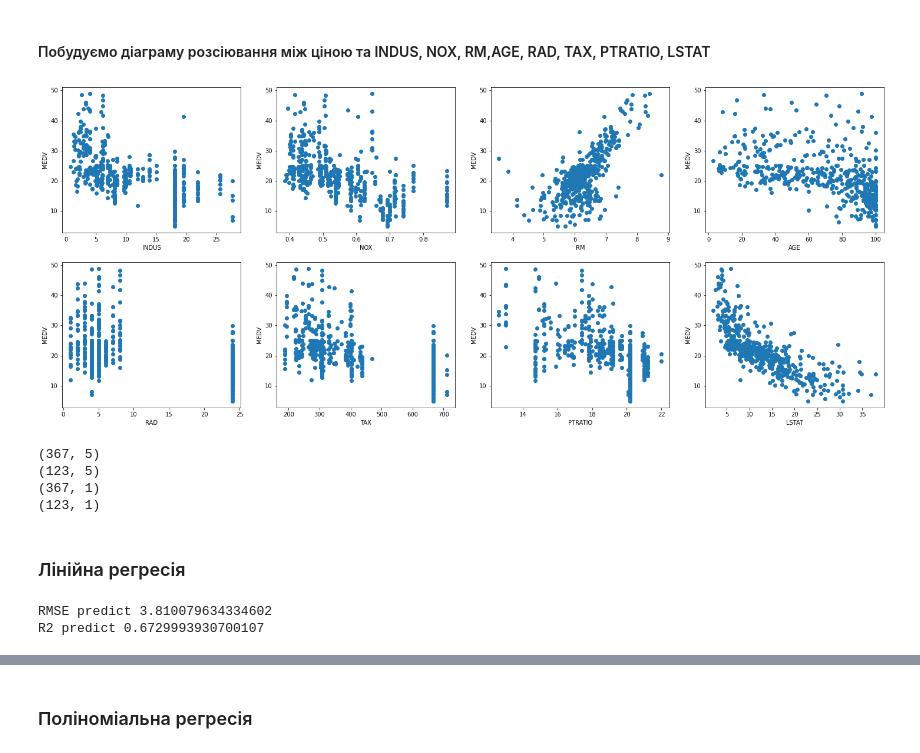
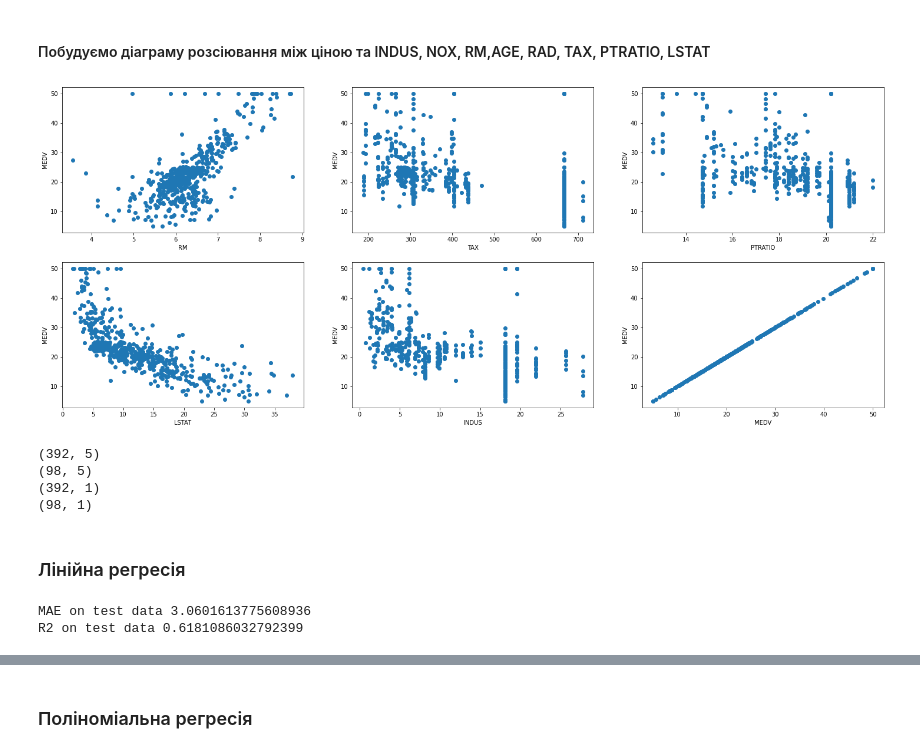
Before and after one commit to AntonShchur/KPI_LABS, a Jupyter notebook: Data Analysis/CourseLab/BOSTON.ipynb, the cells around one changed output, grey strips where cells are left out. Drawn from its saved outputs; the diff is of its cells as text; code cells hidden in the pictures.

```diff
--- a/Data Analysis/CourseLab/BOSTON.ipynb
+++ b/Data Analysis/CourseLab/BOSTON.ipynb
@@ -164,19 +163,19 @@ plt.show()
 # %% [markdown]
 #### Побудуємо діаграму розсіювання між ціною та INDUS, NOX, RM,AGE, RAD, TAX, PTRATIO, LSTAT
 # %%
-most_corr_features = ['INDUS','NOX','RM','AGE','RAD','TAX','PTRATIO','LSTAT']
+most_corr_features = df[['RM','TAX','PTRATIO','LSTAT', 'INDUS', 'MEDV']]
 medv = df['MEDV']
-fig, axes = plt.subplots(2,4, figsize=(25,10))
+fig, ax = plt.subplots(ncols=3,nrows=2, figsize=(25,10))
 k = 0
-for i in range(2):
-    for j in range(4):
-        axes[i,j].scatter(df[most_corr_features[k]], medv)
-        axes[i,j].set_xlabel(most_corr_features[k])
-        axes[i,j].set_ylabel('MEDV')
-        k+=1
+ax = ax.flatten()
+for name, series in most_corr_features.items():
+    ax[k].scatter(series, medv)
+    ax[k].set_xlabel(name)
+    ax[k].set_ylabel('MEDV')
+    k+=1
 plt.show()
 # %% [output]
-[figure, old version]
+[figure, new version]
 # %%
 from sklearn.linear_model import LinearRegression
 from sklearn.preprocessing import PolynomialFeatures
@@ -193,20 +192,22 @@ from sklearn import linear_model
 # 'NOX', 'RM', 'AGE', 'TAX', 'PTRATIO', 'LSTAT'
 # 'NOX','RM','TAX','PTRATIO','LSTAT'
 # 'LSTAT', 'INDUS', 'NOX', 'PTRATIO', 'RM', 'TAX'
-features = df[['NOX','RM','TAX','PTRATIO','LSTAT']].to_numpy()
+df = df[~(df['MEDV'] >= 50.0)]
+features = df[['RM','TAX','PTRATIO','LSTAT', 'INDUS']].to_numpy()
 target = df['MEDV'].to_numpy().reshape(-1,1)
 
 features = StandardScaler().fit_transform(features)
 
-x_train, x_test, y_train, y_test = train_test_split(features, target ,test_size=0.25, random_state=5)
+
+x_train, x_test, y_train, y_test = train_test_split(features, target ,test_size=0.20, random_state=5)
 print(x_train.shape)
 print(x_test.shape)
 print(y_train.shape)
 print(y_test.shape)
 # %% [output]
-(367, 5)
-(123, 5)
-(367, 1)
-(123, 1)
+(392, 5)
+(98, 5)
+(392, 1)
+(98, 1)
 # %%
 kf = KFold(n_splits=10)
@@ -215,16 +220,17 @@ kf = KFold(n_splits=10)
 # %%
 linear_reg = LinearRegression(copy_X=True, fit_intercept=True, n_jobs=-1).fit(x_train,y_train)
 
-scores['Linear_regression'] = -cross_val_score(linear_reg, x_train,y_train, cv=kf, scoring='neg_root_mean_squared_error')
+train_scores['Linear_regression'] = -cross_val_score(linear_reg, x_train,y_train, cv=kf, scoring='neg_mean_absolute_error')
 
 predict = linear_reg.predict(x_test)
-RMSE = metrics.mean_squared_error(predict, y_test, squared=False)
+predicts.append(predict)
+MAE = metrics.mean_absolute_error(predict, y_test)
 R2 = metrics.r2_score(predict, y_test)
-print(f'RMSE predict {RMSE}')
-print(f'R2 predict {R2}')
+print(f'MAE on test data {MAE}')
+print(f'R2 on test data {R2}')
 # %% [output]
-RMSE predict 3.810079634334602
-R2 predict 0.6729993930700107
+MAE on test data 3.0601613775608936
+R2 on test data 0.6181086032792399
 # %%
 fig, ax = plt.subplots(figsize=(10,10))
 ax.scatter(y_test, predict)
```
Also changed, not shown: parts of 33 cells of this notebook, 1 other file.
